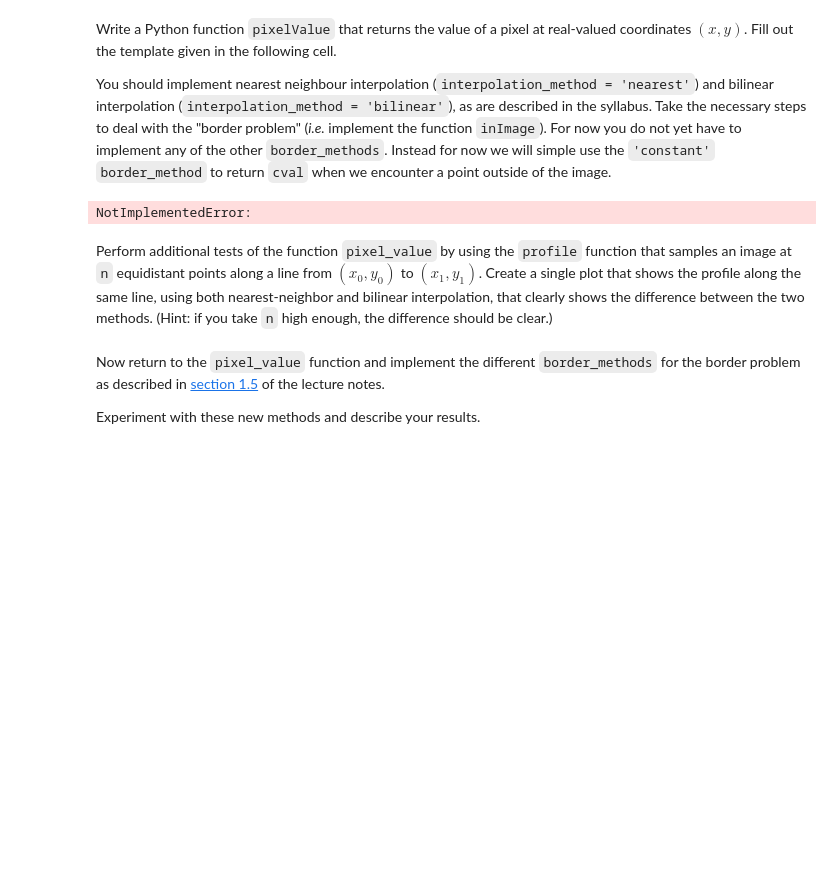
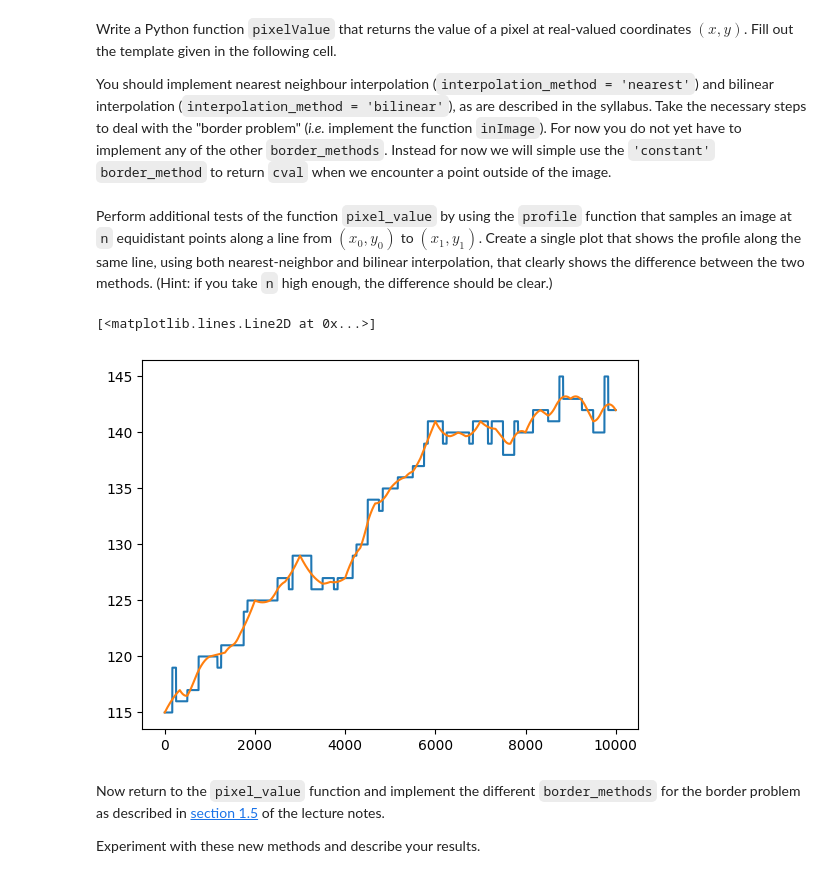
Before and after one commit to Joshua6125/computer-vision, a Jupyter notebook: week_1/1_equalization_interpolation.ipynb, the cells around one changed output. Drawn from its saved outputs; the diff is of its cells as text; code cells hidden in the pictures; blank space fills up the shorter version.

```diff
--- a/week_1/1_equalization_interpolation.ipynb
+++ b/week_1/1_equalization_interpolation.ipynb
@@ -430,8 +432,7 @@ You should implement nearest neighbour interpolation (`interpolation_method = 'n
 bilinear interpolation (`interpolation_method = 'bilinear'`), as are described in the syllabus. Take the necessary steps to deal with the "border problem" (*i.e.* implement the function `inImage`). For now you do not yet have to implement any of the other `border_methods`. Instead for now we will simple use the `'constant'` `border_method` to return `cval` when we encounter a point outside of the image.
 # %%
 def in_image(image_shape, y, x):
-    # YOUR CODE HERE (Replace this and the following line with your code)
-    raise NotImplementedError()
+    return 0 <= y <= image_shape[0] - 1 and 0 <= x <= image_shape[1]
 
 def pixel_value(F, y, x, interpolation_method='nearest',
                 border_method='constant', cval=0):
@@ -439,8 +440,18 @@ def pixel_value(F, y, x, interpolation_method='nearest',
         if border_method == 'constant':
             return cval
         elif border_method == 'closest':
-            # YOUR CODE HERE (Replace this and the following line with your code)
-            raise NotImplementedError()
+            if y > F.shape[0] - 1:
+                y = F.shape[0] - 1
+            elif y < 0:
+                y = 0
+
+            if x > F.shape[0] - 1:
+                x = F.shape[0] - 1
+            elif x < 0:
+                x = 0
+
+            return F[y][x]
+
         elif border_method == 'mirror':
             # YOUR CODE HERE (Replace this and the following line with your code)
             raise NotImplementedError()
@@ -449,11 +460,13 @@ def pixel_value(F, y, x, interpolation_method='nearest',
             raise NotImplementedError()
 
     if interpolation_method == 'nearest':
-        # YOUR CODE HERE (Replace this and the following line with your code)
-        raise NotImplementedError()
+        return F[np.floor(y + 0.5).astype(np.uint8)][np.floor(x + 0.5).astype(np.uint8)]
     elif interpolation_method == 'bilinear':
-        # YOUR CODE HERE (Replace this and the following line with your code)
-        raise NotImplementedError()
+        a, i = np.modf(x)
+        b, j = np.modf(y)
+        i, j = i.astype(np.uint8), j.astype(np.uint8)
+
+        return (1-a)*(1-b)*F[j,i] + (1-a)*b*F[j+1,i] + a*(1-b)*F[j,i+1] + a*b*F[j+1,i+1]
 # %%
 from PIL import Image
 import numpy as np
@@ -477,8 +490,6 @@ assert in_image(image.shape, 0.5, 0.5)
 assert in_image(image.shape, 0, image.shape[1]/2)
 assert in_image(image.shape, image.shape[0]/3, image.shape[1]/1.5)
 assert not in_image(image.shape, image.shape[0] + 10, image.shape[1] - 5)
-# %% [output]
-NotImplementedError:
 # %%
 from PIL import Image
 import numpy as np
@@ -517,11 +528,14 @@ def profile(image, y0, x0, y1, x1, n, method):
 # %%
 from PIL import Image
 import numpy as np
 import matplotlib.pyplot as plt
 image = np.array(Image.open("trui.png"))
 
-# YOUR CODE HERE (Replace this and the following line with your code)
-raise NotImplementedError()
+plt.plot(profile(image, 0, 0, 20, 30, 1000, 'nearest'))
+plt.plot(profile(image, 0, 0, 20, 30, 1000, 'bilinear'))
+# %% [output]
+[<matplotlib.lines.Line2D at 0x...>]
+[figure, added]
 # %% [markdown]
 Now return to the `pixel_value` function and implement the different `border_methods` for the border problem as described in [section 1.5](https://rvdboomgaard.github.io/ComputerVision_LectureNotes/LectureNotes/IP/Images/ImageExtrapolation.html) of the lecture notes.
 
```
Also changed, not shown: parts of 5 cells of this notebook.
